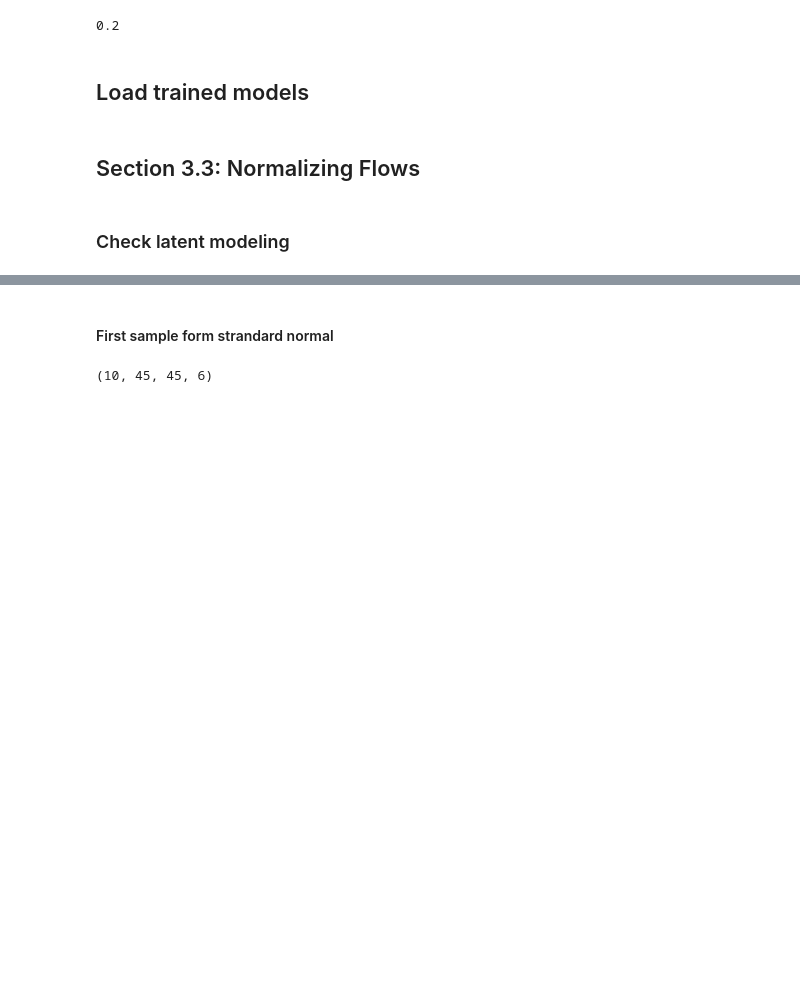
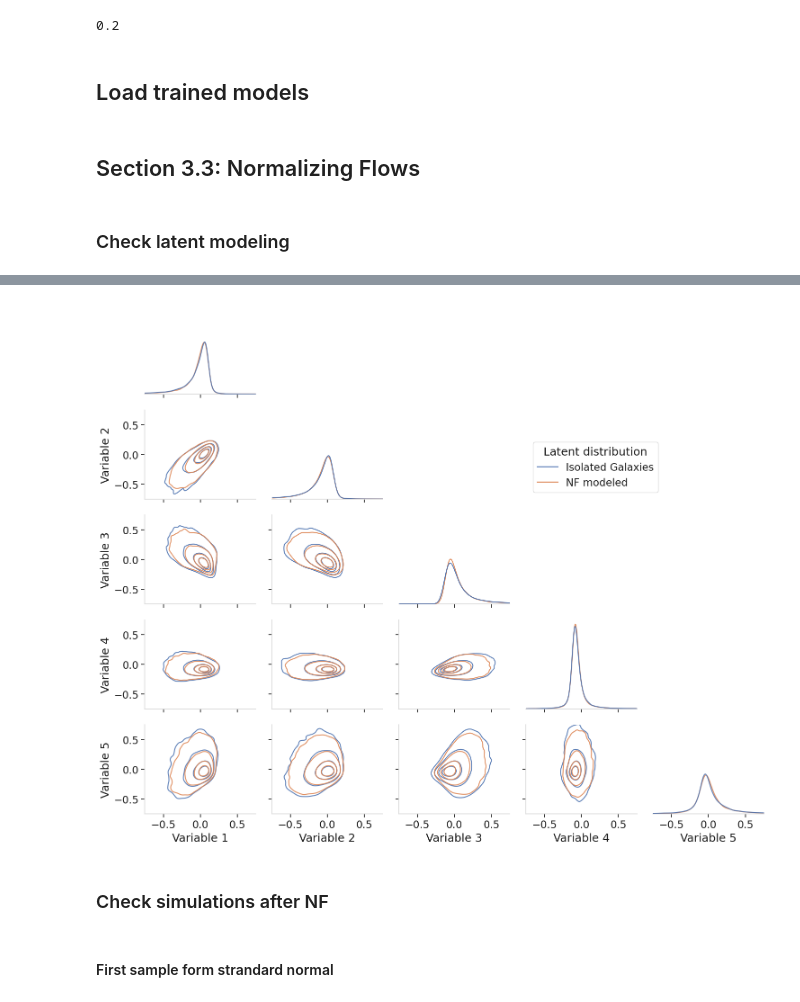
Before and after one commit to b-biswas/madness-benchmark, a Jupyter notebook: notebooks/3. Method.ipynb, the cells around one changed output, grey strips where cells are left out. Saved outputs shown, nothing was run; the diff lists cells and outputs as text; code cells hidden in the pictures; blank space fills up the shorter version.

```diff
--- a/notebooks/3. Method.ipynb
+++ b/notebooks/3. Method.ipynb
@@ -182,2 +196,58 @@ plt.savefig(
+# %%
+sns.set_theme(
+    font_scale=1.5,
+    style={
+        "style": "whitegrid",
+        "xtick.bottom": True,
+        "axes.grid": False,
+        "xtick.top": False,
+        "ytick.left": True,
+        "ytick.right": False,
+        "text.color": ".1",
+        "xtick.color": ".1",
+        "ytick.color": ".1",
+        "axes.edgecolor": ".85",
+        "axes.labelcolor": ".1",
+    },
+    rc={"grid.color": ".85", "grid.linestyle": "--"},
+)
+g = sns.PairGrid(df_sns, hue="latent type", corner=True)
+
+g.map_lower(
+    sns.kdeplot,
+    clip=[-1, 1],
+    levels=[0.1, 0.25, 0.5, 0.75],
+    gridsize=200,
+    common_norm=False,
+    common_grid=False,
+    bw_method="scott",
+    bw_adjust=0.15,
+    fill=False,
+    alpha=0.9,
+)
+g.map_diag(
+    sns.kdeplot,
+    clip=[-1, 1],
+    gridsize=200,
+    common_norm=False,
+    common_grid=True,
+    bw_method="scott",
+    bw_adjust=0.15,
+    alpha=0.9,
+)
+
+
+for col in range(5):
+    g.axes[col, col].set_xlim([-0.75, 0.75])
+    g.axes[col, col].set_ylim([-0.75, 0.75])
+
+g.add_legend(title="Latent distribution", loc=[0.65, 0.65], frameon=True)
+plt.tight_layout()
+
+plt.savefig(
+    os.path.join("results", "latent_distribution_correlation.pdf"), bbox_inches="tight"
+)
+# %% [output]
+[figure, added]
 # %% [markdown]
-#### First sample form strandard normal
+### Check simulations after NF
@@ -189,5 +254,8 @@ prior_simulation = flow_net.decoder(zdist.sample(10, seed=17)).numpy()
+# %% [markdown]
+#### First sample form strandard normal
 # %%
-np.shape(prior_simulation)
+zdist = tfd.Independent(
+    tfd.Normal(loc=tf.zeros(latent_dim), scale=1), reinterpreted_batch_ndims=1
+)
+prior_simulation = flow_net.decoder(zdist.sample(10, seed=17)).numpy()
-# %% [output]
-(10, 45, 45, 6)
 # %%
```
Also changed, not shown: parts of 23 cells of this notebook, 32 other files.
